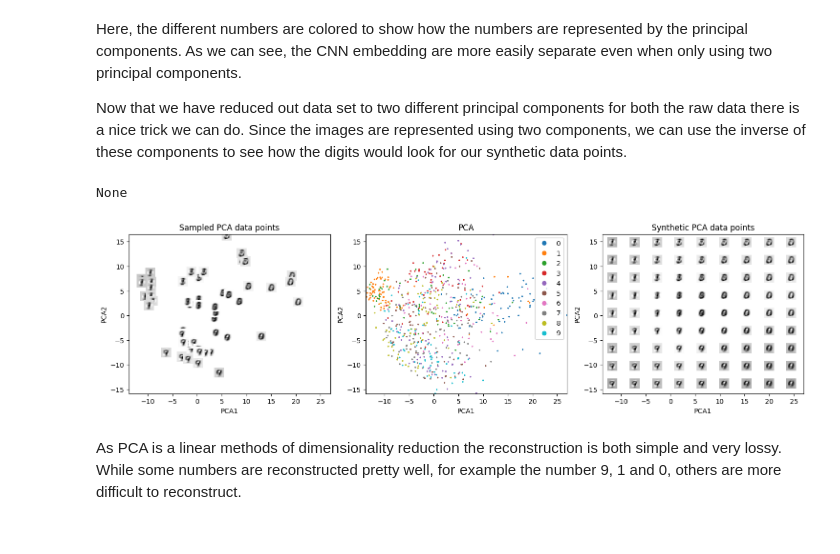
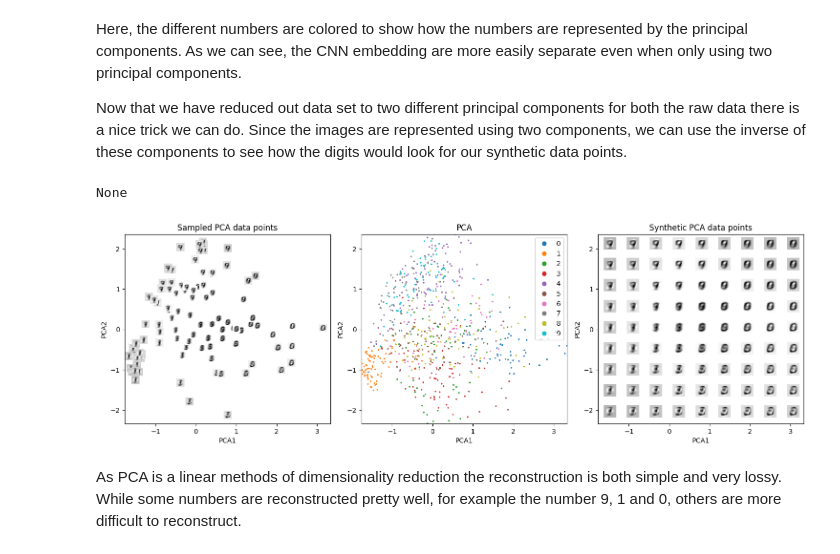
Before and after one commit to CecinestpasJonatan/MachineaLearningIntroNotebook, a Jupyter notebook: MachineLearningIntro.ipynb, the cells around one changed output. Saved outputs shown, nothing was run; the diff lists cells and outputs as text; code cells hidden in the pictures.

```diff
--- a/MachineLearningIntro.ipynb
+++ b/MachineLearningIntro.ipynb
@@ -721,3 +721,20 @@ Text(0, 0.5, 'negative log likelihood loss')
 [figure]
 # %% [markdown]
 Now, the question is of course, will the same hold try for other numbers? Lets do a test, by changing the data just a tiny bit, will the accuracy remain?
+# %%
+#@title Code
+for data, target in test_loader:
+  perturbed_numbers = torchvision.transforms.RandomAffine(0, translate=(0.075, 0.075), interpolation=torchvision.transforms.InterpolationMode.BILINEAR).forward(data)
+  fig = plt.figure(figsize=(2, 10))
+  for i in range(10):
+    plt.subplot(10, 2, i*2+1)
+    plt.imshow(data[i, 0, :, :], cmap='gray', interpolation='none')
+    plt.xticks([])
+    plt.yticks([])
+    plt.subplot(10, 2, i*2+2)
+    plt.imshow(perturbed_numbers[i, 0, :, :], cmap='gray', interpolation='none')
+    plt.xticks([])
+    plt.yticks([])
+  break
+plt.suptitle("Original and translated numbers.")
+plt.tight_layout()
@@ -1035,9 +1056,9 @@ Here we see the benefit of using CNN for feature extraction: The identified feat
 #@title Code
 from sklearn.decomposition import PCA
 
-pca_raw_ = PCA(n_components=2)
+pca_raw_ = PCA(n_components=2, whiten=True)
 pca_raw = pca_raw_.fit_transform(ex_data_full.reshape(ex_data_full.detach().numpy().shape[0], ex_data_full.detach().numpy().shape[-2] * ex_data_full.detach().numpy().shape[-1]))
-pca_embedding = PCA(n_components=2).fit_transform(CNN_output_embedding)
+pca_embedding = PCA(n_components=2, whiten=True).fit_transform(CNN_output_embedding)
 
 fig, ax = plt.subplots(ncols=2, figsize=(10,5))
 
@@ -1067,8 +1088,8 @@ Now that we have reduced out data set to two different principal components for
 # %%
 #@title Code
 
-im_size = 2
-n_images = 50
+im_size = 0.2
+n_images = 100
 
 sampled_points = pca_raw[np.random.choice(len(pca_raw), n_images, replace=False)]
 
@@ -1091,33 +1112,35 @@ print(ax[1].set_aspect(1))
 
 pca1_range = np.linspace(np.min(pca_raw[:, 0]), np.max(pca_raw[:, 0]), 10)
 pca2_range = np.linspace(np.min(pca_raw[:, 1]), np.max(pca_raw[:, 1]), 10)
 
 grid = []
 
 for a in pca1_range:
   for b in pca2_range:
     grid.append([a, b])
 
 grid = np.vstack(grid)
 
 raw_inverse = pca_raw_.inverse_transform(grid)
 
+im_size = 0.3
+
 for ind, im in enumerate(raw_inverse):
   image = im.reshape(28, 28)
   ax[2].imshow(image, interpolation='none', cmap=cmap, extent=(grid[ind, 0] + im_size/2, grid[ind, 0] + im_size + im_size/2, grid[ind, 1] + im_size/2, grid[ind, 1] + im_size + im_size/2,))
 
 for i in range(3):
   ax[i].set_xlabel("PCA1")
   ax[i].set_ylabel("PCA2")
 
 ax[0].set_title('Sampled PCA data points')
 ax[1].set_title('PCA')
 ax[2].set_title('Synthetic PCA data points')
 
 plt.tight_layout()
 plt.show()
 # %% [output]
 None
-[figure, old version]
+[figure, new version]
 # %% [markdown]
 As PCA is a linear methods of dimensionality reduction the reconstruction is both simple and very lossy. While some numbers are reconstructed pretty well, for example the number 9, 1 and 0, others are more difficult to reconstruct.
```
Also changed, not shown: parts of 4 cells of this notebook.
